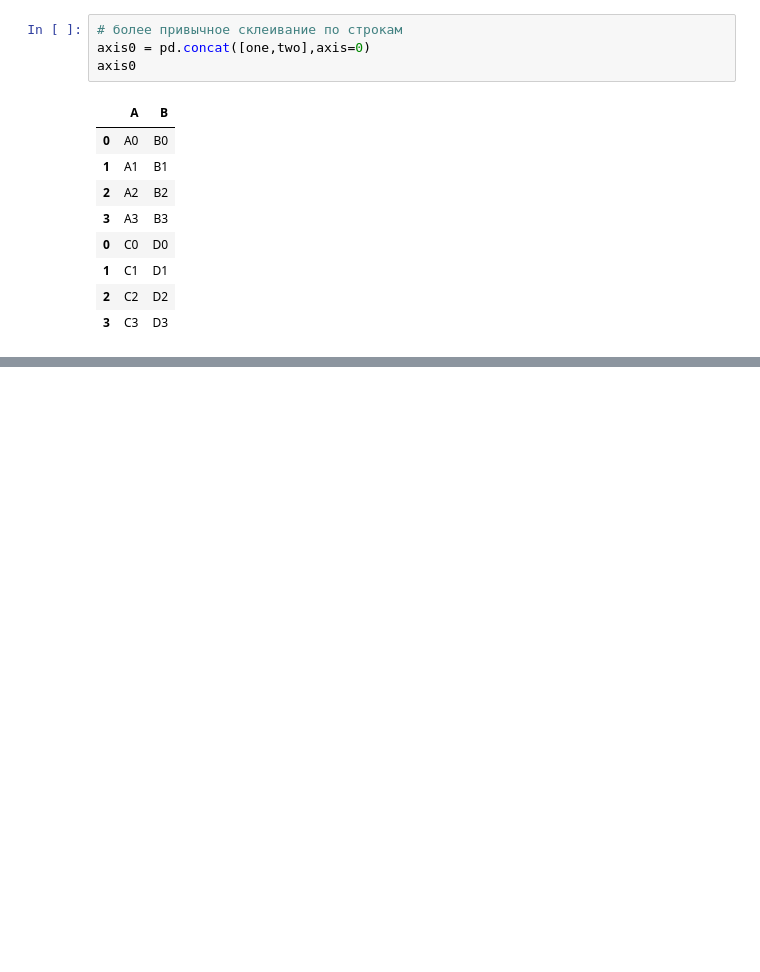
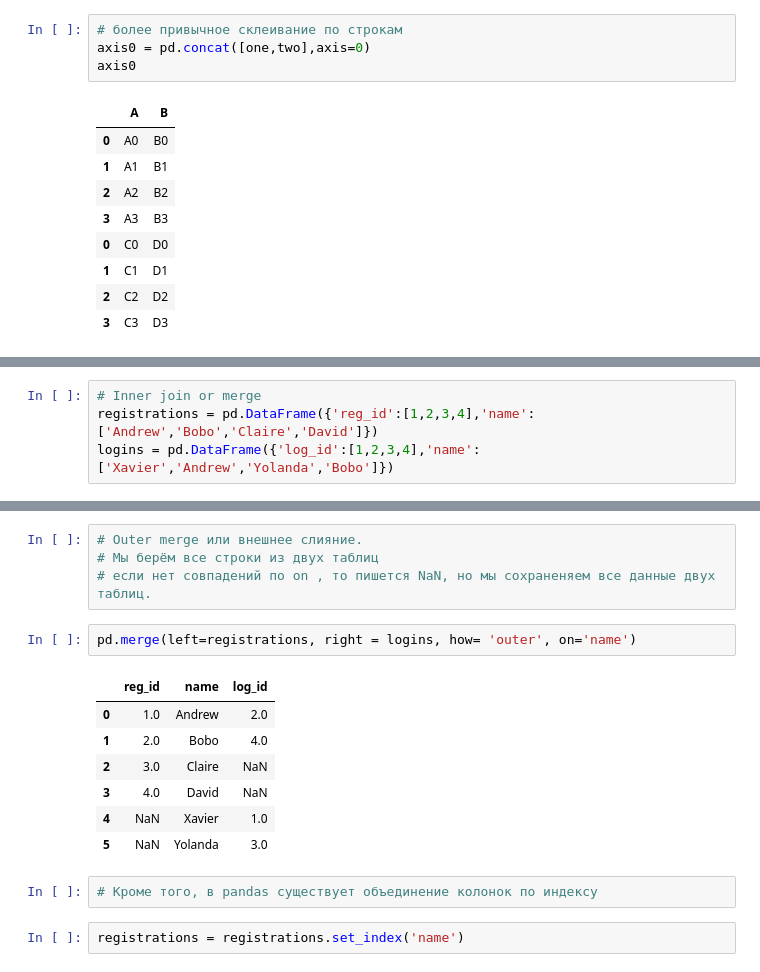
Before and after one commit to AlexTmbMifi/Pandas, a Jupyter notebook: DataFrame.ipynb, the cells around one changed output, grey strips where cells are left out. Saved outputs shown, nothing was run; the diff lists cells and outputs as text; blank space fills up the shorter version.

```diff
--- a/DataFrame.ipynb
+++ b/DataFrame.ipynb
@@ -1039,0 +1055,4 @@ axis0
+# %%
+# Inner join or merge
+registrations = pd.DataFrame({'reg_id':[1,2,3,4],'name':['Andrew','Bobo','Claire','David']})
+logins = pd.DataFrame({'log_id':[1,2,3,4],'name':['Xavier','Andrew','Yolanda','Bobo']})
@@ -1039,0 +1105,18 @@ axis0
+# %%
+# Outer merge или внешнее слияние.
+# Мы берём все строки из двух таблиц
+# если нет совпадений по on , то пишется NaN, но мы сохраненяем все данные двух таблиц.
+# %%
+pd.merge(left=registrations, right = logins, how= 'outer', on='name')
+# %% [output]
+|  | reg_id | name | log_id |
+| 0 | 1.0 | Andrew | 2.0 |
+| 1 | 2.0 | Bobo | 4.0 |
+| 2 | 3.0 | Claire | NaN |
+| 3 | 4.0 | David | NaN |
+| 4 | NaN | Xavier | 1.0 |
+| 5 | NaN | Yolanda | 3.0 |
+# %%
+# Кроме того, в pandas существует объединение колонок по индексу
+# %%
+registrations = registrations.set_index('name')
```
Also changed, not shown: parts of 19 cells of this notebook.
